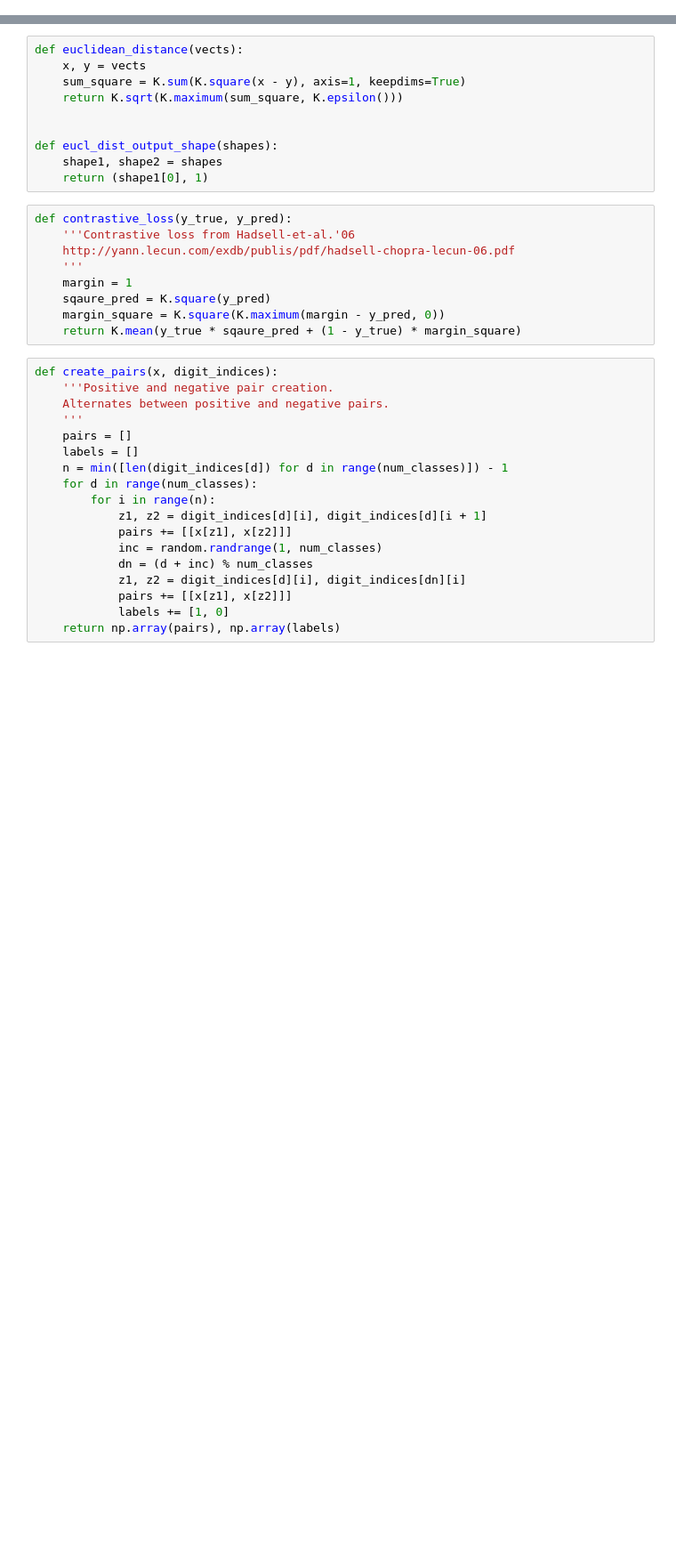
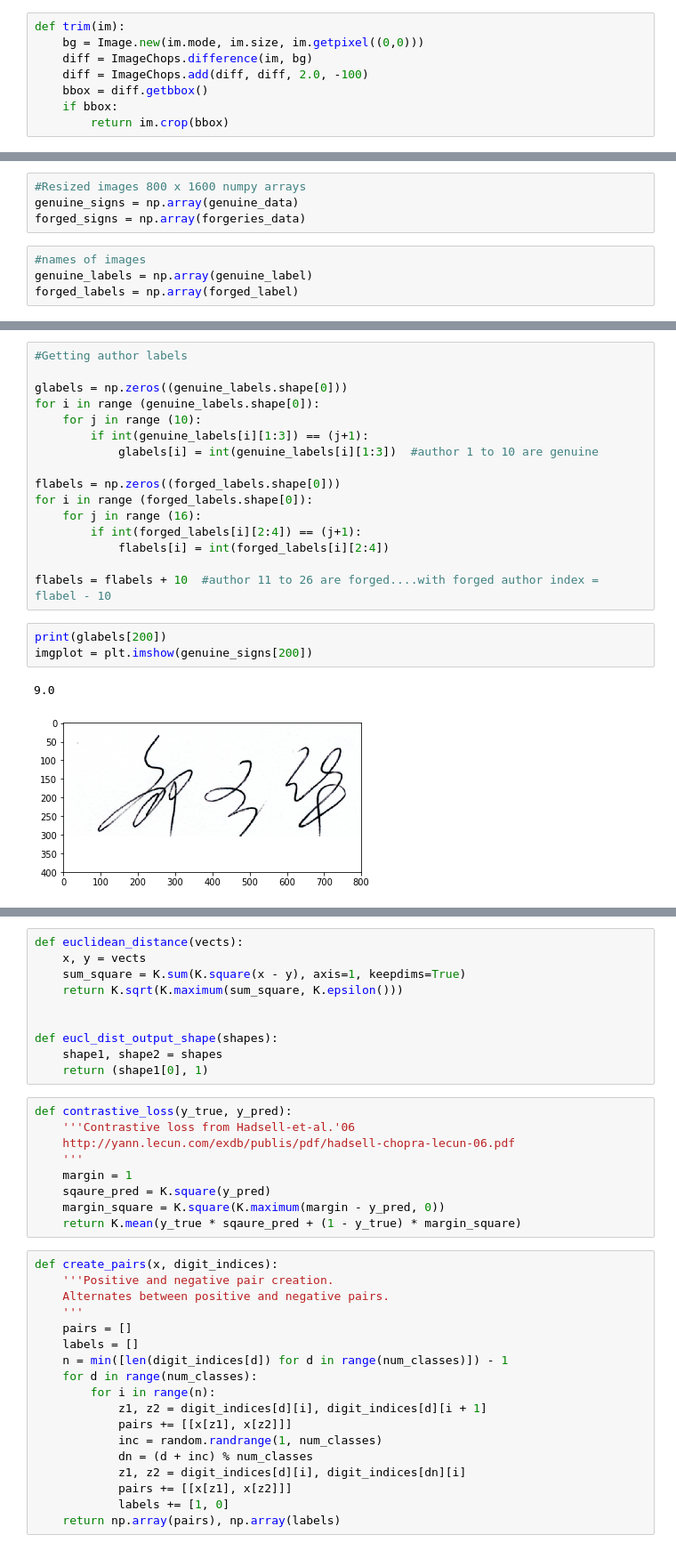
Before and after one commit to rohts-patil/axis-bank-challenge-signature-recognition, a Jupyter notebook: notebook/train_model.ipynb, the cells around one changed output, grey strips where cells are left out. Shown at 89% size. Drawn from its saved outputs; the diff is of its cells as text; blank space fills up the shorter version.

Commit message:
prepared training data

```diff
--- a/notebook/train_model.ipynb
+++ b/notebook/train_model.ipynb
@@ -135,0 +32,8 @@ for i in range(10):
+# %%
+def trim(im):
+    bg = Image.new(im.mode, im.size, im.getpixel((0,0)))
+    diff = ImageChops.difference(im, bg)
+    diff = ImageChops.add(diff, diff, 2.0, -100)
+    bbox = diff.getbbox()
+    if bbox:
+        return im.crop(bbox)
@@ -135,0 +86,8 @@ for i in range(10):
+# %%
+#Resized images 800 x 1600 numpy arrays
+genuine_signs = np.array(genuine_data)
+forged_signs = np.array(forgeries_data)
+# %%
+#names of images
+genuine_labels = np.array(genuine_label)
+forged_labels = np.array(forged_label)
@@ -135,0 +104,22 @@ for i in range(10):
+# %%
+#Getting author labels
+
+glabels = np.zeros((genuine_labels.shape[0]))
+for i in range (genuine_labels.shape[0]):
+    for j in range (10):
+        if int(genuine_labels[i][1:3]) == (j+1):
+            glabels[i] = int(genuine_labels[i][1:3])  #author 1 to 10 are genuine
+
+flabels = np.zeros((forged_labels.shape[0]))
+for i in range (forged_labels.shape[0]):
+    for j in range (16):
+        if int(forged_labels[i][2:4]) == (j+1):
+            flabels[i] = int(forged_labels[i][2:4])
+
+flabels = flabels + 10  #author 11 to 26 are forged....with forged author index = flabel - 10
+# %%
+print(glabels[200])
+imgplot = plt.imshow(genuine_signs[200])
+# %% [output]
+9.0
+[figure, added]
```
Also changed, not shown: parts of 14 cells of this notebook.
